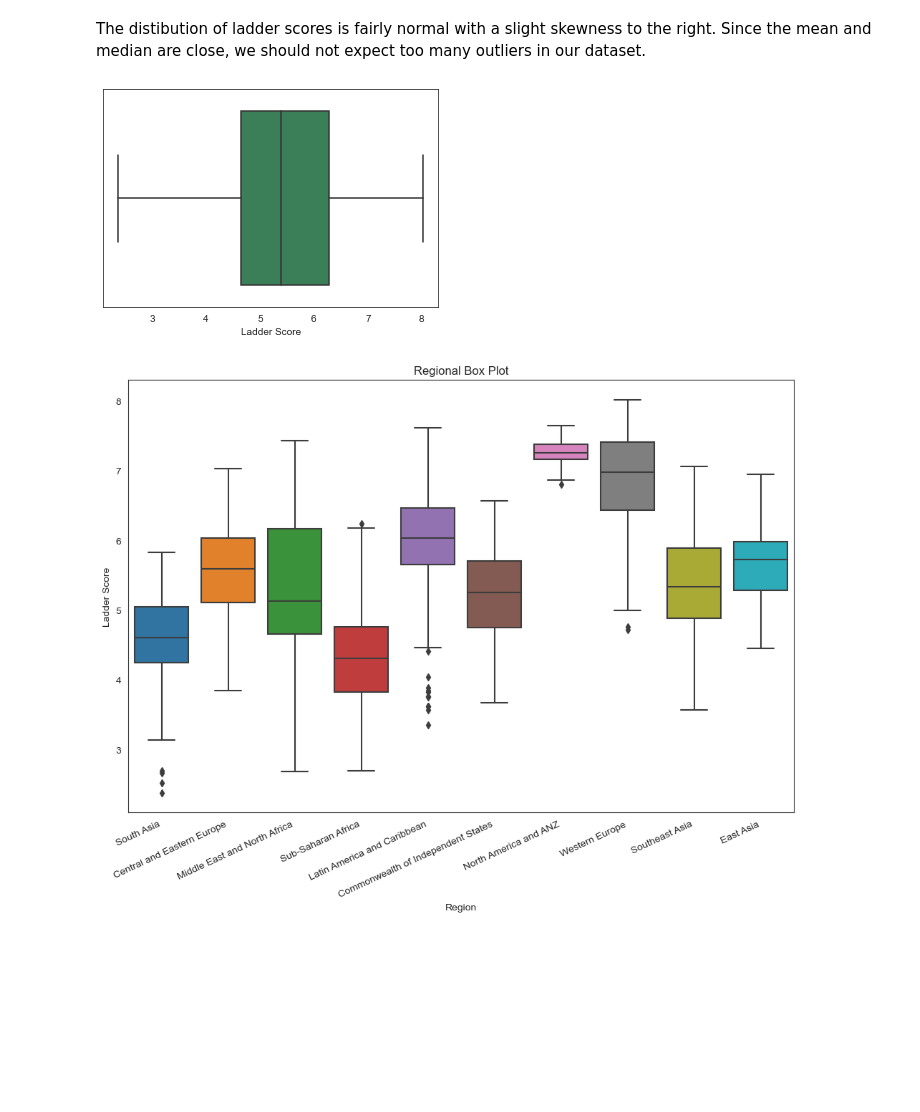
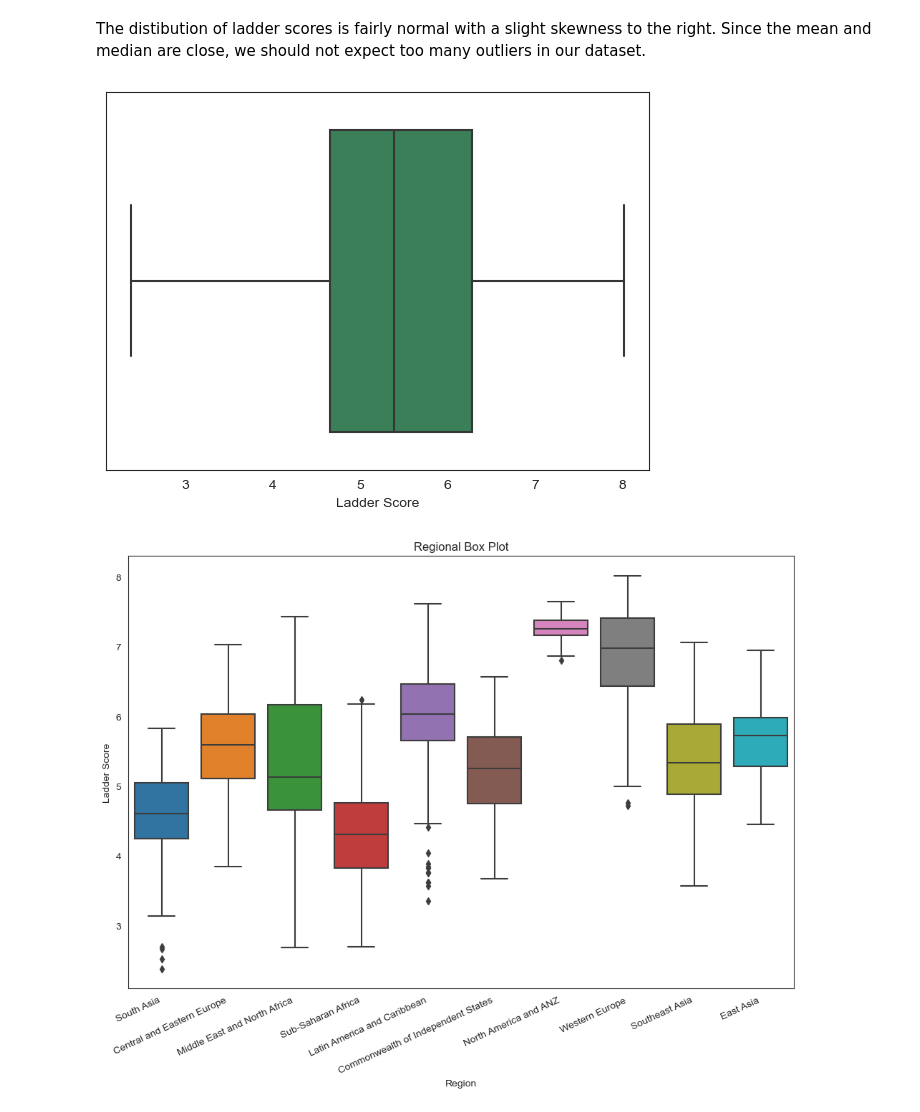
Before and after one commit to paul-trood/Portfolio-World_Happiness_Report, a Jupyter notebook: world_happiness.ipynb, the cells around one changed output. Saved outputs shown, nothing was run; the diff lists cells and outputs as text; code cells hidden in the pictures; blank space fills up the shorter version.

```diff
--- a/world_happiness.ipynb
+++ b/world_happiness.ipynb
@@ -925,7 +938,8 @@ Name: Ladder Score, dtype: float64
 The distibution of ladder scores is fairly normal with a slight skewness to the right. Since the mean and median are close, we should not expect too many outliers in our dataset.
 # %%
 # Check for outliers in ladder score
+plt.subplots(figsize = (7,5), dpi = 100)
 ax = sns.boxplot(x="Ladder Score", data=full_report, color="seagreen")
 # %% [output]
-[figure, old version]
+[figure, new version]
 # %%
```
Also changed, not shown: parts of 24 cells of this notebook.
